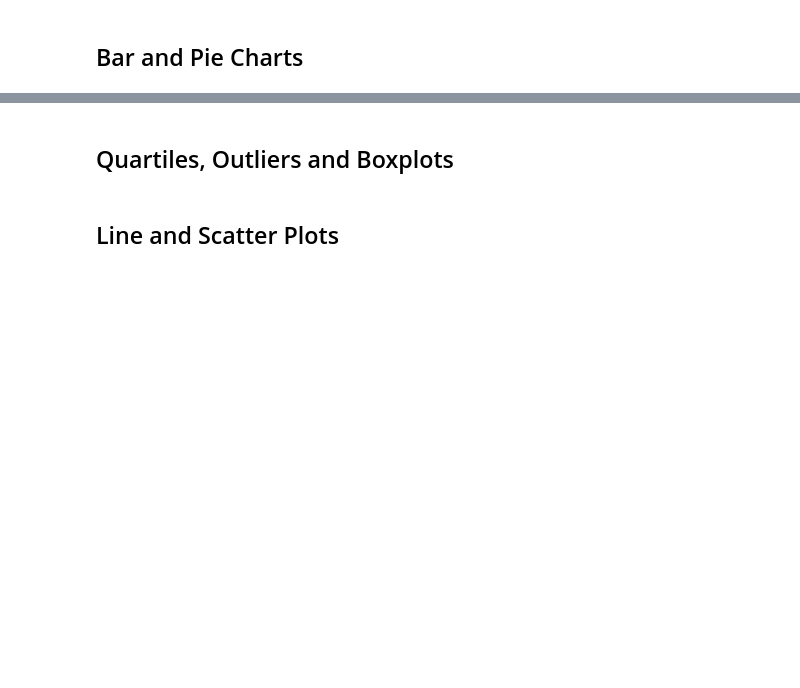
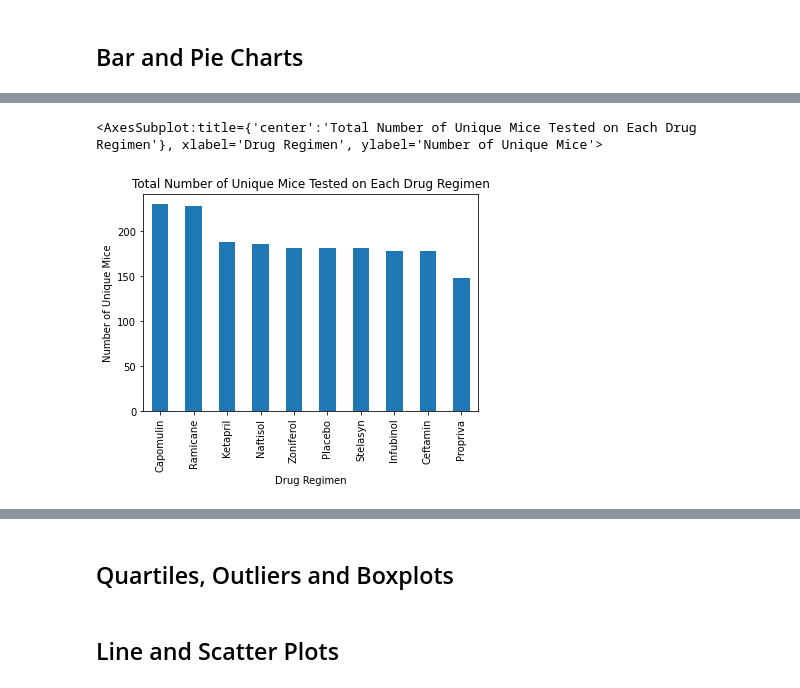
Before and after one commit to WACunninghamIV/Matplotlib_SCCDrugRegimens, a Jupyter notebook: Pymaceuticals/pymaceuticals_starter.ipynb, the cells around one changed output, grey strips where cells are left out. Cells and saved outputs as stored; diff of their text form; code cells hidden in the pictures; blank space fills up the shorter version.

```diff
--- a/Pymaceuticals/pymaceuticals_starter.ipynb
+++ b/Pymaceuticals/pymaceuticals_starter.ipynb
@@ -198,4 +209,11 @@ ValueError: shape mismatch: objects cannot be broadcast to a single shape
 # %%
 # Generate a bar plot showing the total number of unique mice tested on each drug regimen using pyplot.
+plt.title("Total Number of Unique Mice Tested on Each Drug Regimen")
+plt.xlabel("Drug Regimen")
+plt.ylabel("Number of Unique Mice")
+dr_counts.plot(kind="bar")
+# %% [output]
+<AxesSubplot:title={'center':'Total Number of Unique Mice Tested on Each Drug Regimen'}, xlabel='Drug Regimen', ylabel='Number of Unique Mice'>
+[figure, added]
 # %%
 # Generate a pie plot showing the distribution of female versus male mice using pandas
```
Also changed, not shown: parts of 4 cells of this notebook.
